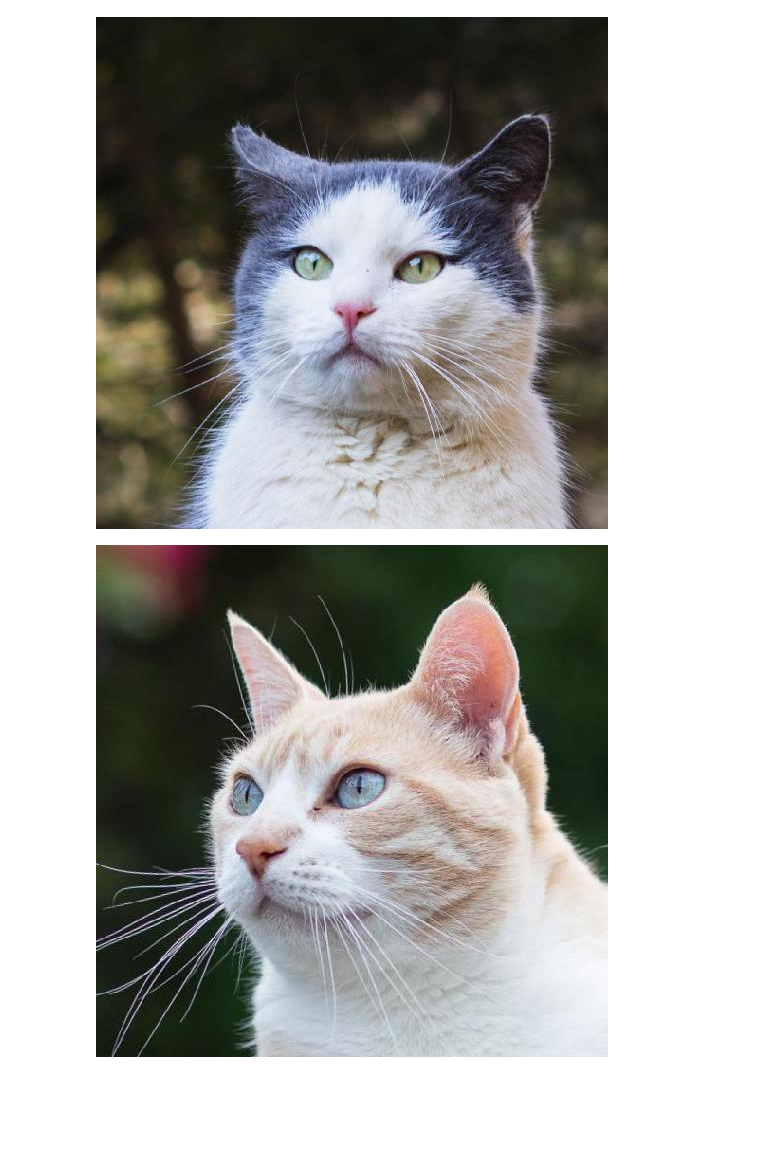
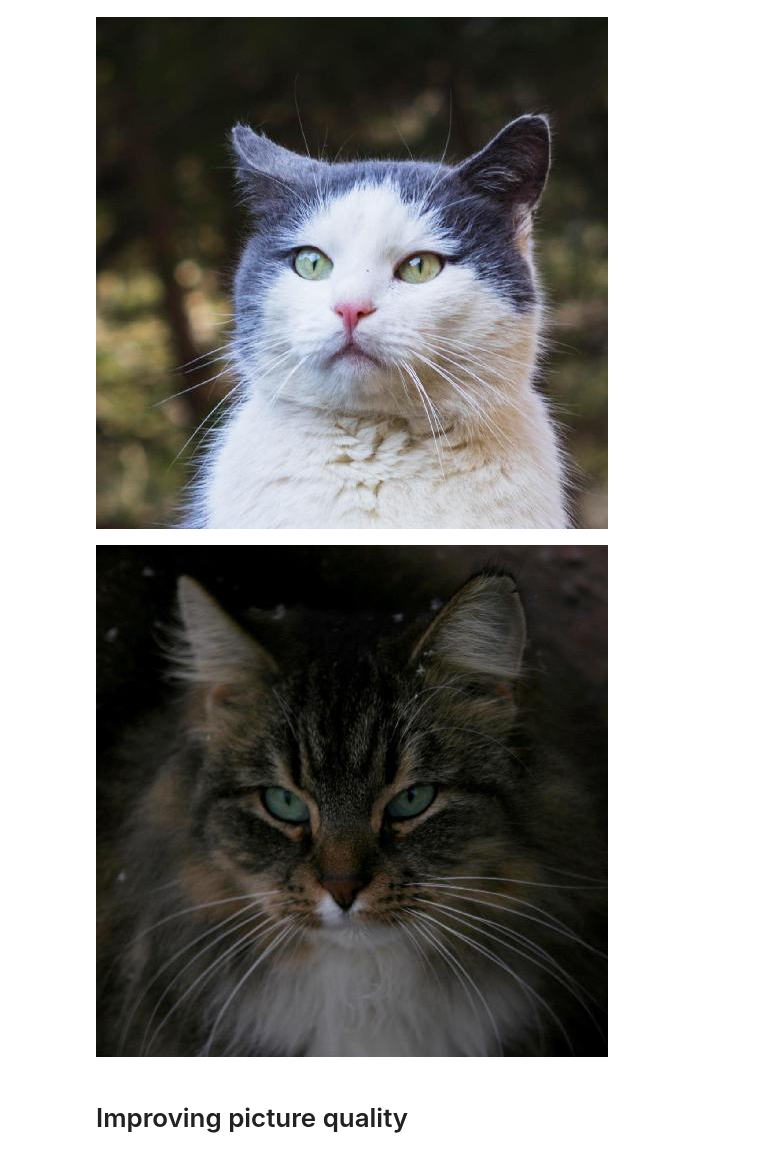
Before and after one commit to ATemova/face-recog-cat-dog, a Jupyter notebook: data-mining-machine-learning-project.ipynb, the cells around one changed output. Saved outputs shown, nothing was run; the diff lists cells and outputs as text; code cells hidden in the pictures; blank space fills up the shorter version.

Commit message:
Kaggle Notebook | Data mining & Machine Learning Project | Version 4

```diff
--- a/data-mining-machine-learning-project.ipynb
+++ b/data-mining-machine-learning-project.ipynb
@@ -39,6 +39,8 @@ load_img('/kaggle/input/animal-faces/afhq/train/cat/pixabay_cat_004834.jpg')
 # %% [output]
 [figure]
 # %%
-load_img('/kaggle/input/animal-faces/afhq/train/cat/flickr_cat_000800.jpg')
+load_img('/kaggle/input/animal-faces/afhq/train/cat/flickr_cat_000002.jpg')
 # %% [output]
-[figure, old version]
+[figure, new version]
+# %% [markdown]
+# Improving picture quality
```
Also changed, not shown: parts of 4 cells of this notebook.
